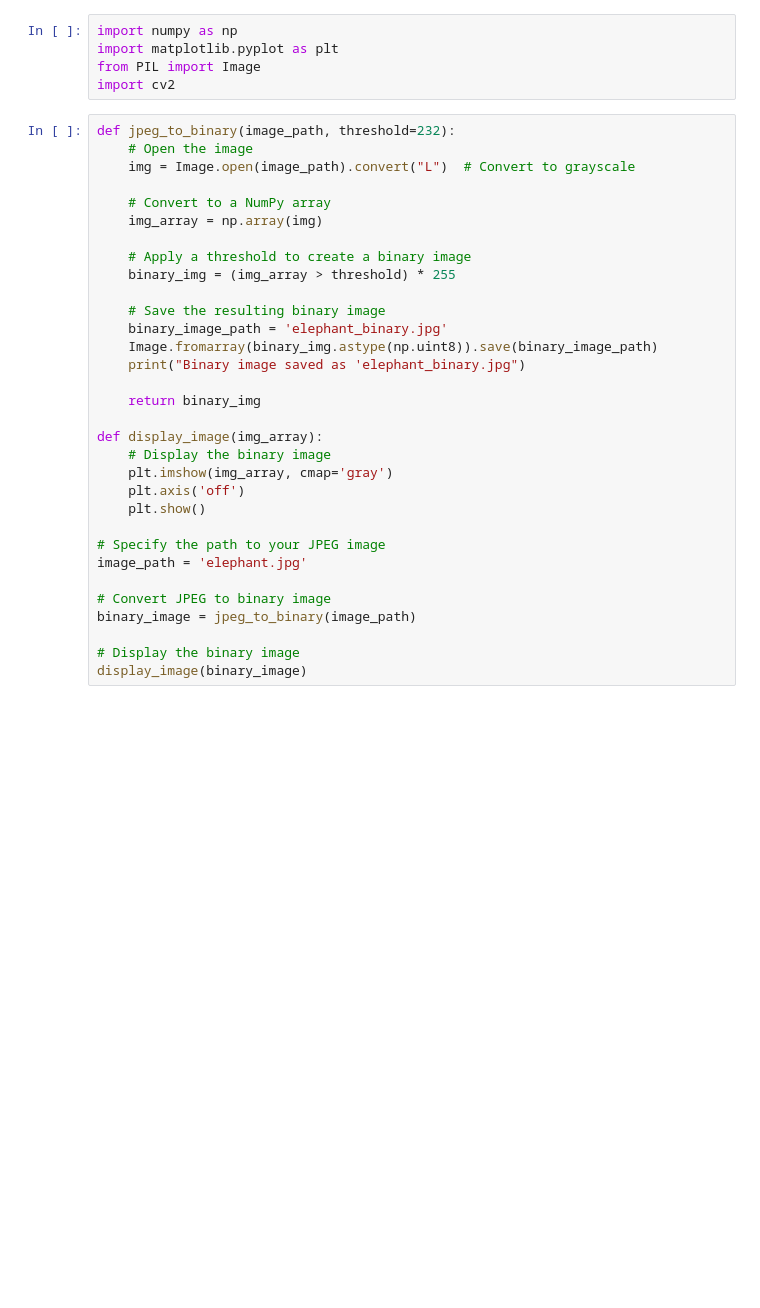
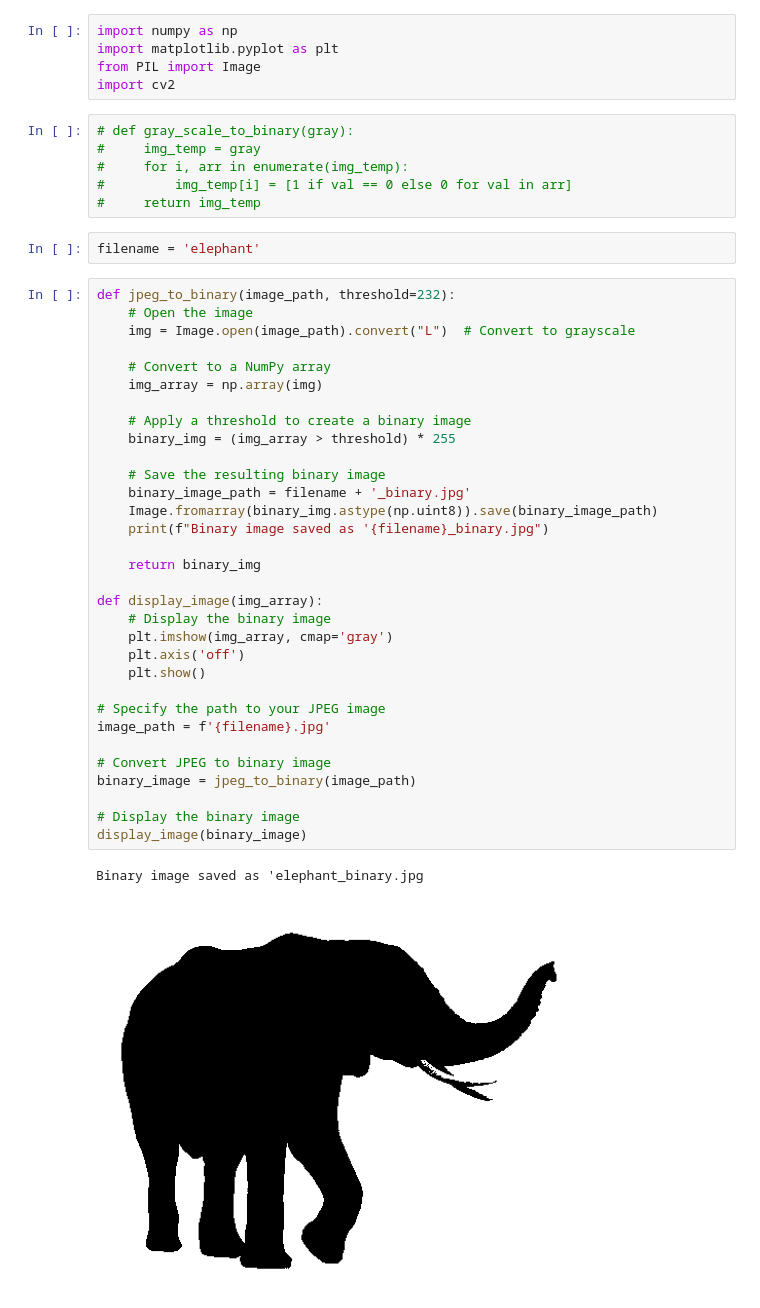
Before and after one commit to mprokhorov/bsu, a Jupyter notebook: fundamentals-of-digital-image-processing/lab1.ipynb, the cells around one changed output. Saved outputs shown, nothing was run; the diff lists cells and outputs as text; blank space fills up the shorter version.

```diff
--- a/fundamentals-of-digital-image-processing/lab1.ipynb
+++ b/fundamentals-of-digital-image-processing/lab1.ipynb
@@ -3,35 +3,46 @@ import numpy as np
 import matplotlib.pyplot as plt
 from PIL import Image
 import cv2
+# %%
+# def gray_scale_to_binary(gray):
+#     img_temp = gray
+#     for i, arr in enumerate(img_temp):
+#         img_temp[i] = [1 if val == 0 else 0 for val in arr]
+#     return img_temp
+# %%
+filename = 'elephant'
 # %%
 def jpeg_to_binary(image_path, threshold=232):
     # Open the image
     img = Image.open(image_path).convert("L")  # Convert to grayscale
 
     # Convert to a NumPy array
     img_array = np.array(img)
 
     # Apply a threshold to create a binary image
     binary_img = (img_array > threshold) * 255
 
     # Save the resulting binary image
-    binary_image_path = 'elephant_binary.jpg'
+    binary_image_path = filename + '_binary.jpg'
     Image.fromarray(binary_img.astype(np.uint8)).save(binary_image_path)
-    print("Binary image saved as 'elephant_binary.jpg")
+    print(f"Binary image saved as '{filename}_binary.jpg")
 
     return binary_img
 
 def display_image(img_array):
     # Display the binary image
     plt.imshow(img_array, cmap='gray')
     plt.axis('off')
     plt.show()
 
 # Specify the path to your JPEG image
-image_path = 'elephant.jpg'
+image_path = f'{filename}.jpg'
 
 # Convert JPEG to binary image
 binary_image = jpeg_to_binary(image_path)
 
 # Display the binary image
 display_image(binary_image)
+# %% [output]
+Binary image saved as 'elephant_binary.jpg
+[figure, added]
```
Also changed, not shown: parts of 5 cells of this notebook.
